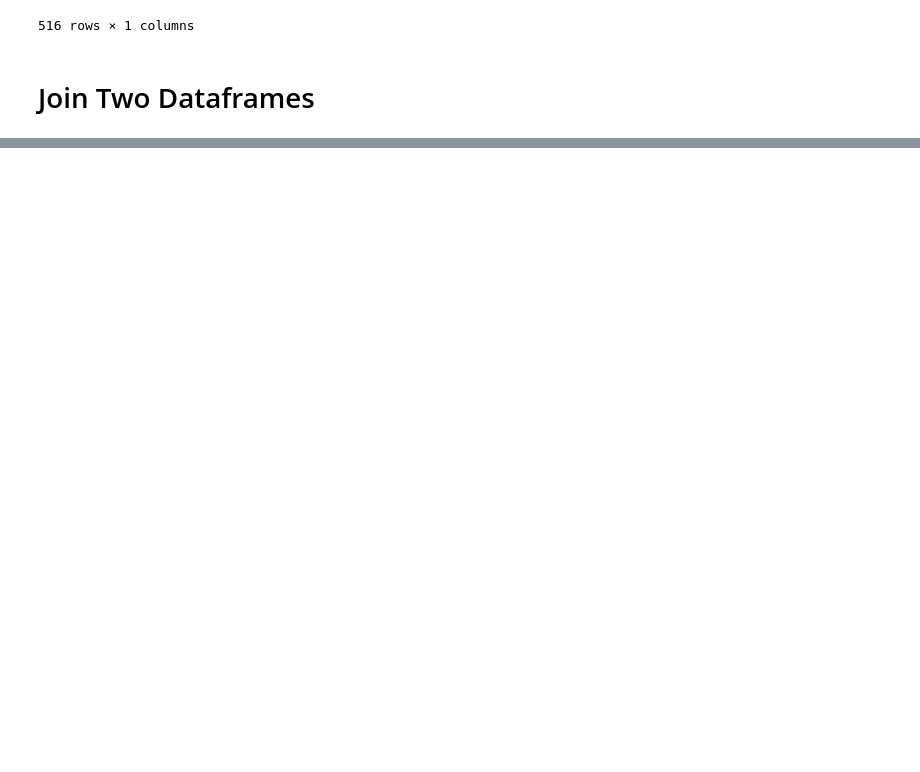
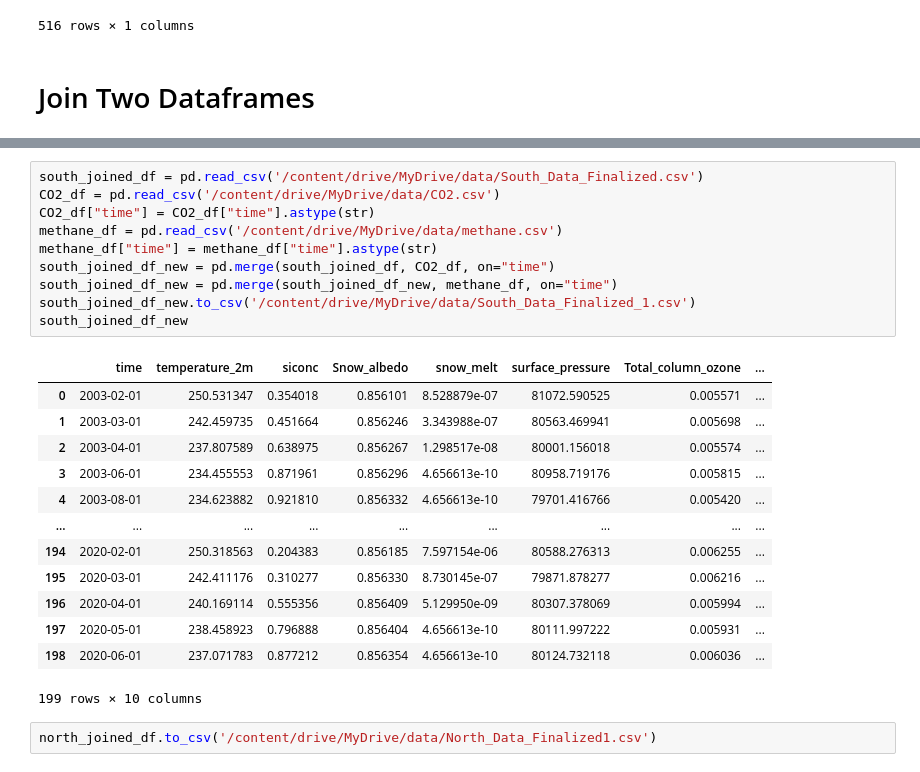
Before and after one commit to ALIYA2Group/Mod20_Segment_2, a Jupyter notebook: north_data_finalized.ipynb, the cells around one changed output, grey strips where cells are left out. Saved outputs shown, nothing was run; the diff lists cells and outputs as text; blank space fills up the shorter version.

```diff
--- a/north_data_finalized.ipynb
+++ b/north_data_finalized.ipynb
@@ -249,0 +264,26 @@ INFO:terality:The result of te.dataframe.from_pandas was retrieved from cache [d
+# %%
+south_joined_df = pd.read_csv('/content/drive/MyDrive/data/South_Data_Finalized.csv')
+CO2_df = pd.read_csv('/content/drive/MyDrive/data/CO2.csv')
+CO2_df["time"] = CO2_df["time"].astype(str)
+methane_df = pd.read_csv('/content/drive/MyDrive/data/methane.csv')
+methane_df["time"] = methane_df["time"].astype(str)
+south_joined_df_new = pd.merge(south_joined_df, CO2_df, on="time")
+south_joined_df_new = pd.merge(south_joined_df_new, methane_df, on="time")
+south_joined_df_new.to_csv('/content/drive/MyDrive/data/South_Data_Finalized_1.csv')
+south_joined_df_new
+# %% [output]
+|  | time | temperature_2m | siconc | Snow_albedo | snow_melt | surface_pressure | Total_column_ozone | ... |
+| 0 | 2003-02-01 | 250.531347 | 0.354018 | 0.856101 | 8.528879e-07 | 81072.590525 | 0.005571 | ... |
+| 1 | 2003-03-01 | 242.459735 | 0.451664 | 0.856246 | 3.343988e-07 | 80563.469941 | 0.005698 | ... |
+| 2 | 2003-04-01 | 237.807589 | 0.638975 | 0.856267 | 1.298517e-08 | 80001.156018 | 0.005574 | ... |
+| 3 | 2003-06-01 | 234.455553 | 0.871961 | 0.856296 | 4.656613e-10 | 80958.719176 | 0.005815 | ... |
+| 4 | 2003-08-01 | 234.623882 | 0.921810 | 0.856332 | 4.656613e-10 | 79701.416766 | 0.005420 | ... |
+| ... | ... | ... | ... | ... | ... | ... | ... | ... |
+| 194 | 2020-02-01 | 250.318563 | 0.204383 | 0.856185 | 7.597154e-06 | 80588.276313 | 0.006255 | ... |
+| 195 | 2020-03-01 | 242.411176 | 0.310277 | 0.856330 | 8.730145e-07 | 79871.878277 | 0.006216 | ... |
+| 196 | 2020-04-01 | 240.169114 | 0.555356 | 0.856409 | 5.129950e-09 | 80307.378069 | 0.005994 | ... |
+| 197 | 2020-05-01 | 238.458923 | 0.796888 | 0.856404 | 4.656613e-10 | 80111.997222 | 0.005931 | ... |
+| 198 | 2020-06-01 | 237.071783 | 0.877212 | 0.856354 | 4.656613e-10 | 80124.732118 | 0.006036 | ... |
+199 rows × 10 columns
+# %%
+north_joined_df.to_csv('/content/drive/MyDrive/data/North_Data_Finalized1.csv')
```
Also changed, not shown: parts of 14 cells of this notebook, 1 other file.
